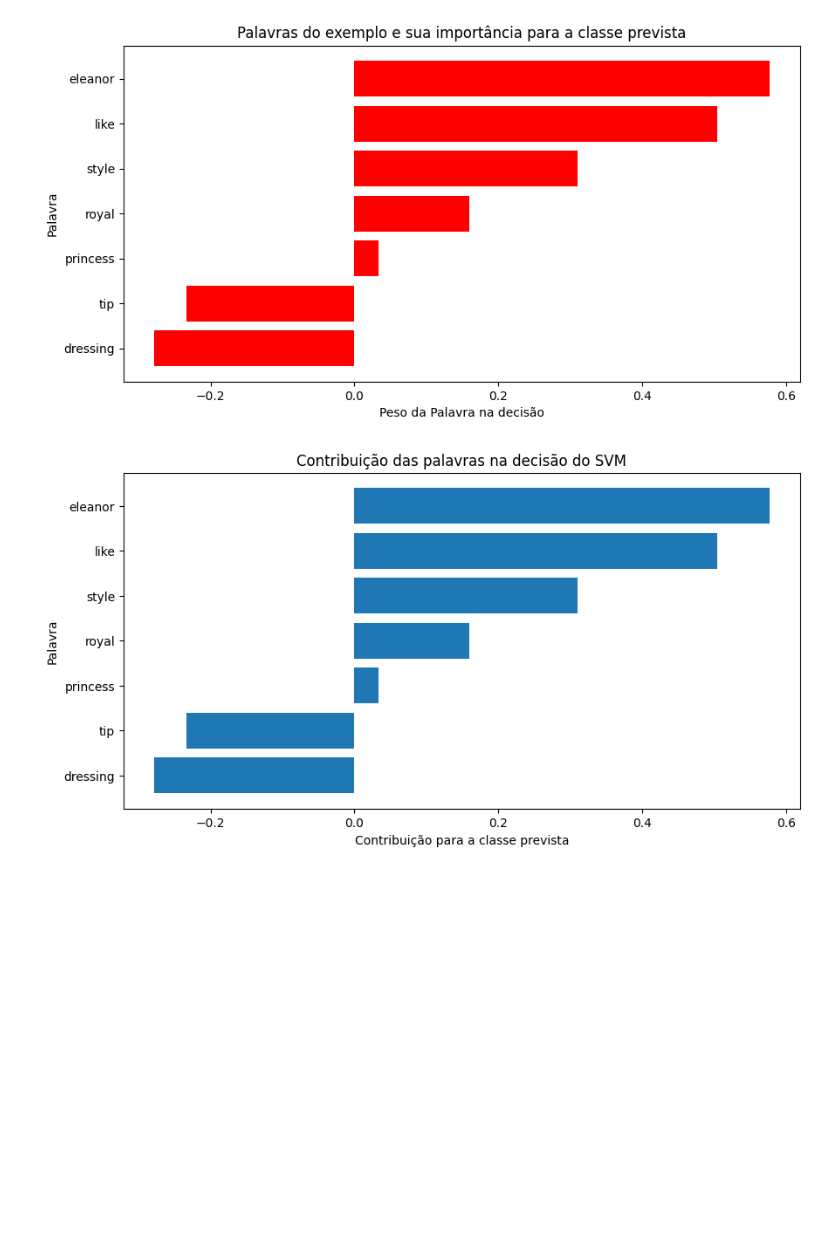
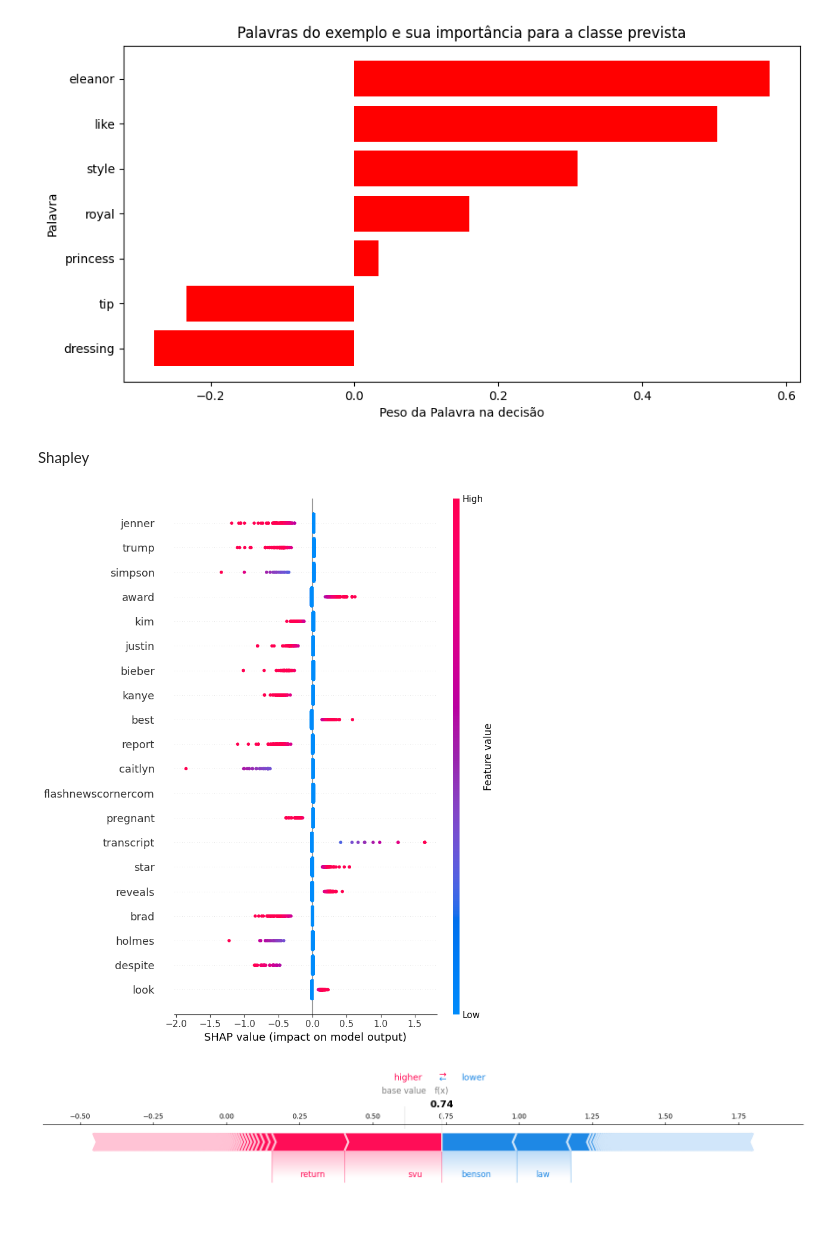
Before and after one commit to LuirysN/SVM-x-LSTM-com-dados-desbalanceados, a Jupyter notebook: dataset fakeNewsNet/svm/1- svm_imbalanced.ipynb, the cells around one changed output. Cells and saved outputs as stored; diff of their text form; code cells hidden in the pictures; blank space fills up the shorter version.

Commit message:
adicionando o shapley a todos os svm.

```diff
--- a/dataset fakeNewsNet/svm/1- svm_imbalanced.ipynb
+++ b/dataset fakeNewsNet/svm/1- svm_imbalanced.ipynb
@@ -454,10 +464,57 @@ importancias_exemplo = importancias[importancias['Contribution'] != 0] \
-# %%
-plt.figure(figsize=(10,5))
-plt.barh(importancias_exemplo['Feature'], importancias_exemplo['Contribution'])
-plt.xlabel("Contribuição para a classe prevista")
-plt.ylabel("Palavra")
-plt.title("Contribuição das palavras na decisão do SVM")
-plt.gca().invert_yaxis()
-plt.show()
-# %% [output]
-[figure, removed]
+# %% [markdown]
+Shapley
+# %%
+# Transformar os dados usando o pipeline (sem o classificador)
+X_train_transformed = pipeline.named_steps['tfidf'].transform(
+    pipeline.named_steps['vect'].transform(X_train)
+)
+
+X_test_transformed = pipeline.named_steps['tfidf'].transform(
+    pipeline.named_steps['vect'].transform(X_test)
+)
+
+# Selecionar um subconjunto do treino como background (melhora performance e evita estouro de memória)
+background_size = 100
+background = X_train_transformed[np.random.choice(X_train_transformed.shape[0],
+                                                  min(background_size, X_train_transformed.shape[0]),
+                                                  replace=False)]
+
+# Criar o explainer para modelo linear
+explainer = shap.LinearExplainer(
+    pipeline.named_steps['clf'],
+    background,
+    feature_perturbation="interventional"
+)
+
+# Calcular valores SHAP para o conjunto de teste
+shap_values = explainer.shap_values(X_test_transformed)
+
+# Obter nomes das features
+feature_names = pipeline.named_steps['vect'].get_feature_names_out()
+
+X_test_dense = X_test_transformed.toarray()
+feature_names = pipeline.named_steps['vect'].get_feature_names_out()
+
+class_idx = 0  # escolha a classe (0=neg, 1=neu, 2=pos)
+
+# Seleciona a classe no ÚLTIMO eixo
+shap_class = shap_values
+
+# Summary plot
+shap.summary_plot(
+    shap_class,
+    X_test_dense,
+    feature_names=feature_names
+)
+
+# Force plot de uma instância
+idx = 0
+shap.force_plot(
+    explainer.expected_value,
+    shap_class[idx],
+    feature_names=feature_names,
+    matplotlib=True
+)
+# %% [output]
+[figure, added]
+[figure, added]
```
Also changed, not shown: parts of 6 cells of this notebook, 11 other files.
